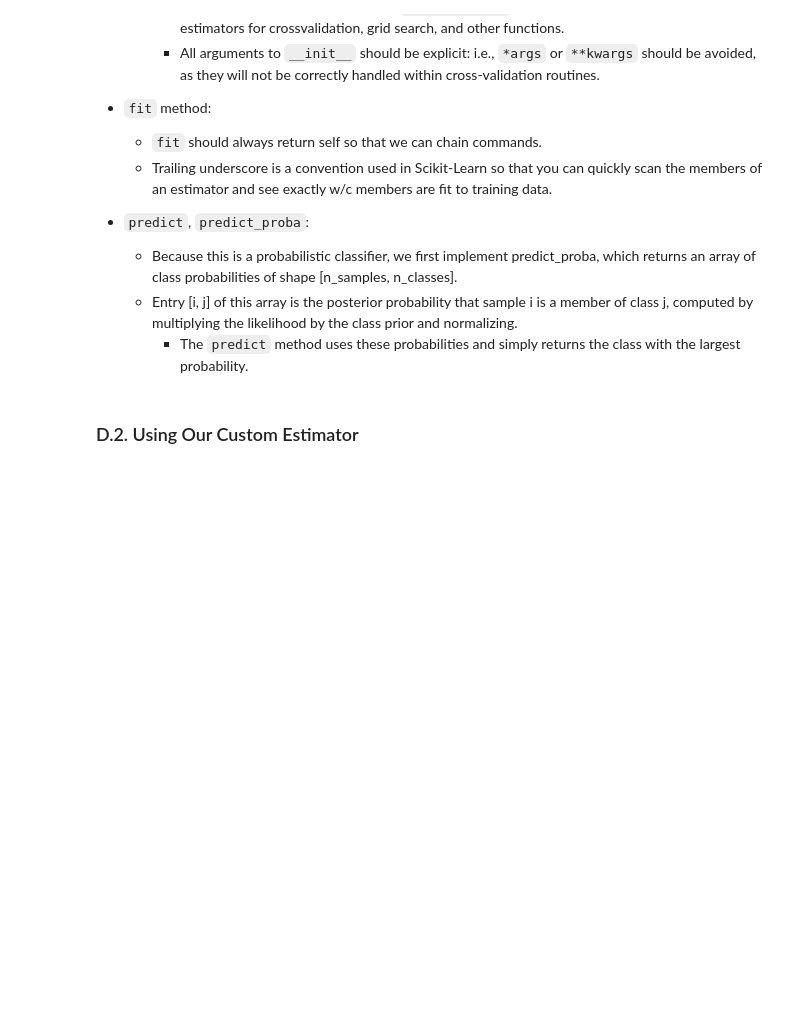
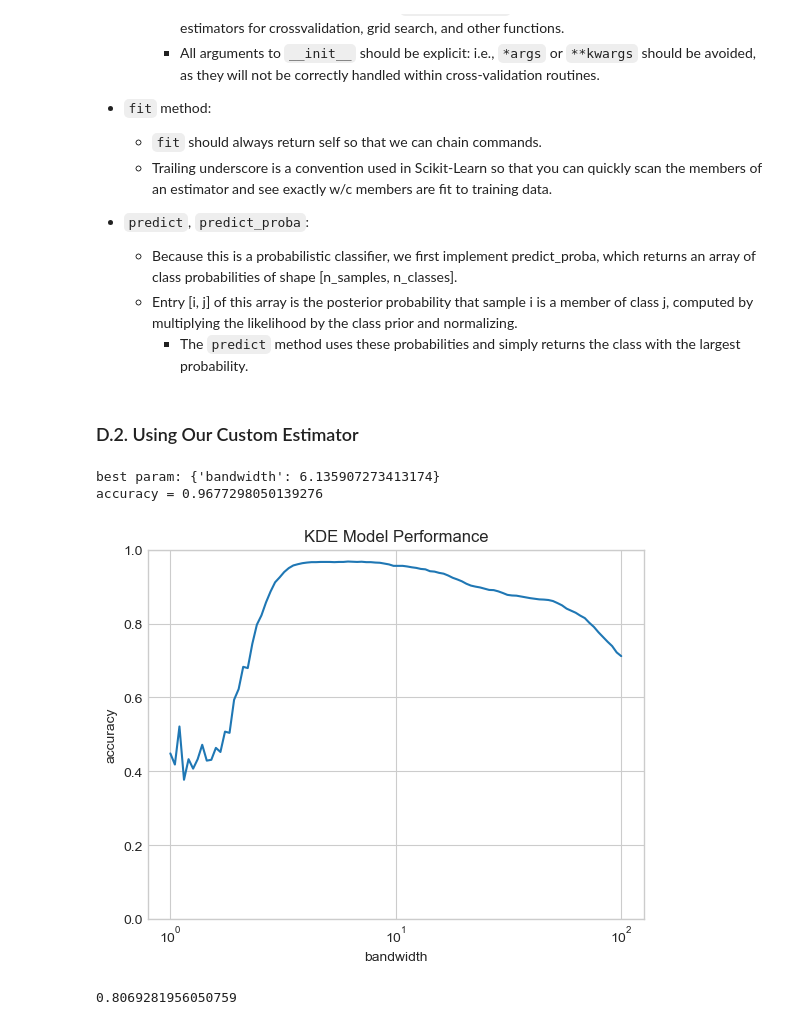
Before and after one commit to Spin8Cycle/ds-proj-remote, a Jupyter notebook: PDSHEx/ml_sklearn_notes/ml_kernel_density_estimation.ipynb, the cells around one changed output. Cells and saved outputs as stored; diff of their text form; code cells hidden in the pictures; blank space fills up the shorter version.

```diff
--- a/PDSHEx/ml_sklearn_notes/ml_kernel_density_estimation.ipynb
+++ b/PDSHEx/ml_sklearn_notes/ml_kernel_density_estimation.ipynb
@@ -225,3 +225,38 @@ class KDEClassifier(BaseEstimator, ClassifierMixin):
 largest probability.
 # %% [markdown]
 ### D.2. Using Our Custom Estimator
+# %%
+from sklearn.datasets import load_digits
+from sklearn.model_selection import GridSearchCV
+
+digits = load_digits()
+
+grid = GridSearchCV(
+        KDEClassifier(),
+        {'bandwidth': np.logspace(0, 2, 100)}
+        )
+grid.fit(digits.data, digits.target);
+# %%
+fig, ax = plt.subplots()
+ax.semilogx(
+    np.array(
+        grid.cv_results_['param_bandwidth']
+        ),
+    grid.cv_results_['mean_test_score']
+    )
+
+ax.set(title='KDE Model Performance', ylim=(0, 1),
+xlabel='bandwidth', ylabel='accuracy')
+
+print(f'best param: {grid.best_params_}')
+print(f'accuracy = {grid.best_score_}')
+# %% [output]
+best param: {'bandwidth': 6.135907273413174}
+accuracy = 0.9677298050139276
+[figure, added]
+# %%
+from sklearn.naive_bayes import GaussianNB
+from sklearn.model_selection import cross_val_score
+cross_val_score(GaussianNB(), digits.data, digits.target).mean()
+# %% [output]
+0.8069281956050759
```
